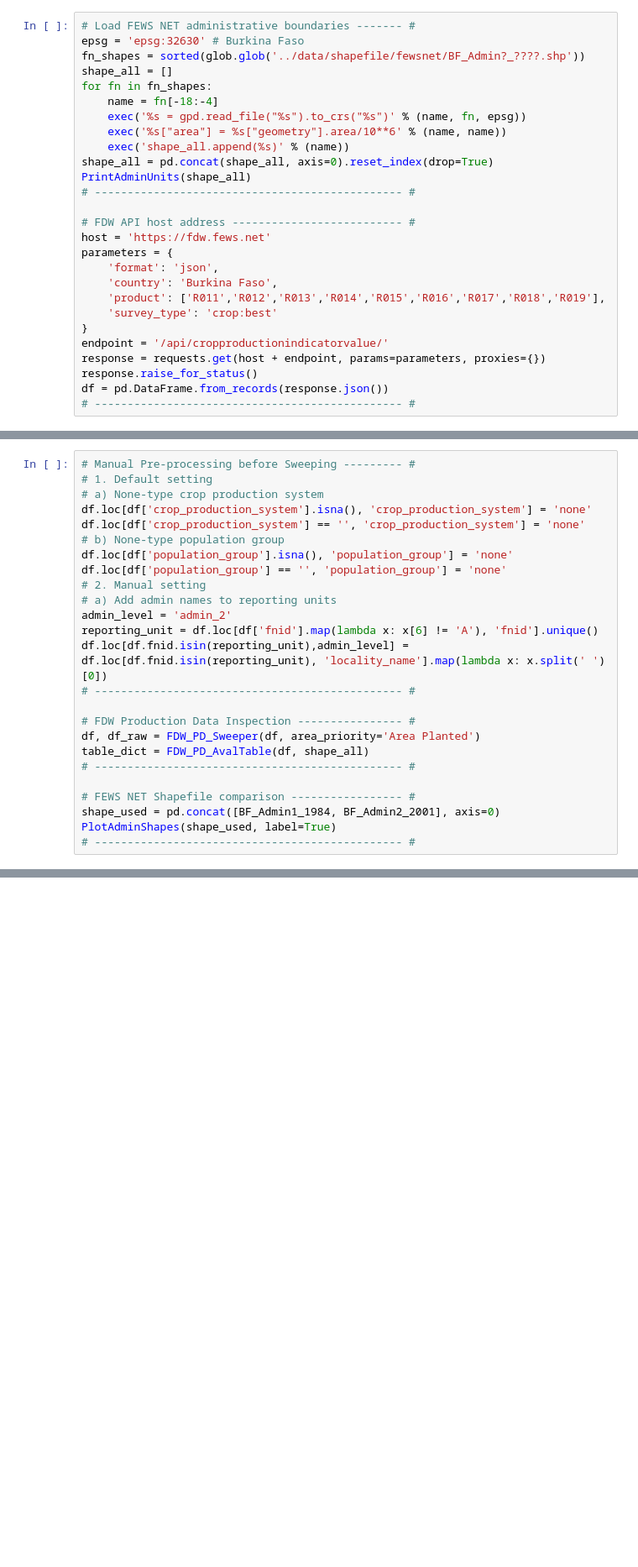
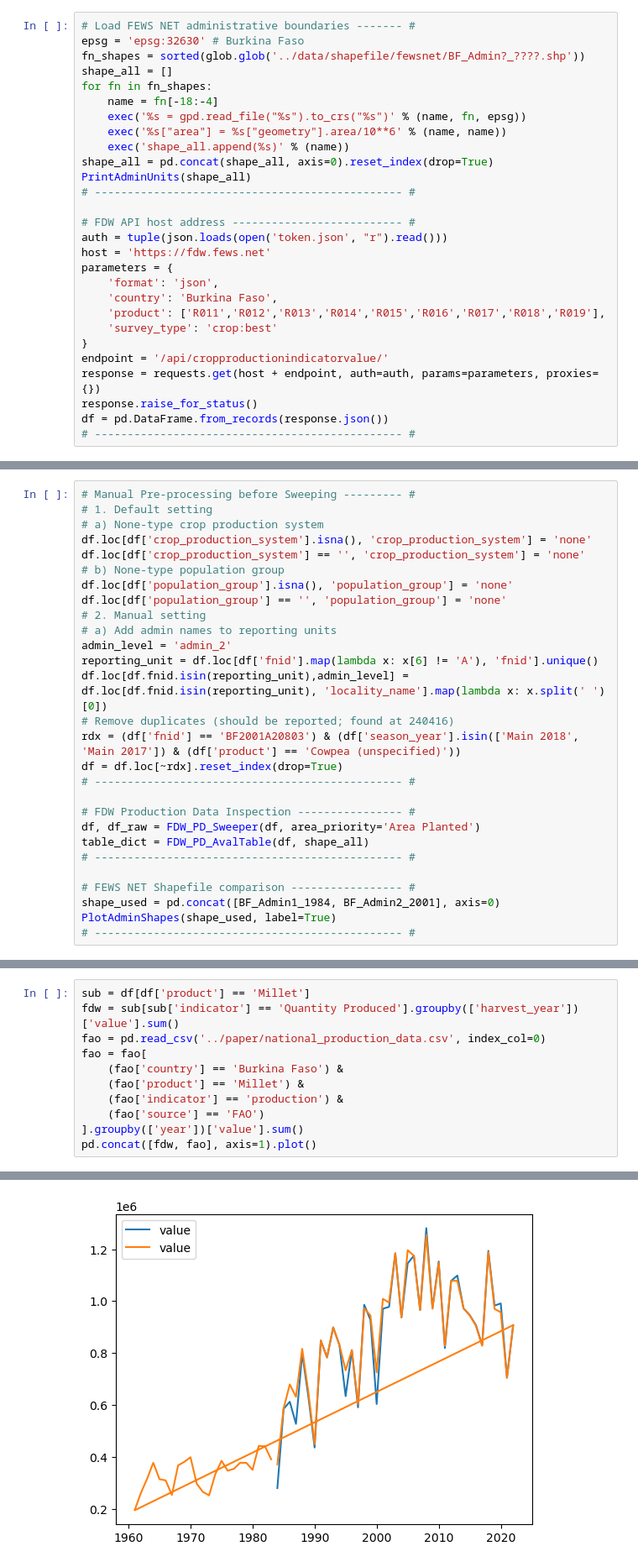
Before and after one commit to HarvestStat/HarvestStat, a Jupyter notebook: notebook/CropData_BF_Profile.ipynb, the cells around one changed output, grey strips where cells are left out. Shown at 84% size. Saved outputs shown, nothing was run; the diff lists cells and outputs as text; blank space fills up the shorter version.

```diff
--- a/notebook/CropData_BF_Profile.ipynb
+++ b/notebook/CropData_BF_Profile.ipynb
@@ -30,6 +30,7 @@ PrintAdminUnits(shape_all)
 # ----------------------------------------------- #
 
 # FDW API host address -------------------------- #
+auth = tuple(json.loads(open('token.json', "r").read()))
 host = 'https://fdw.fews.net'
 parameters = {
     'format': 'json',
@@ -38,7 +39,7 @@ parameters = {
     'survey_type': 'crop:best'
 }
 endpoint = '/api/cropproductionindicatorvalue/'
-response = requests.get(host + endpoint, params=parameters, proxies={})
+response = requests.get(host + endpoint, auth=auth, params=parameters, proxies={})
 response.raise_for_status()
 df = pd.DataFrame.from_records(response.json())
 # ----------------------------------------------- #
@@ -68,6 +65,9 @@ df.loc[df['population_group'] == '', 'population_group'] = 'none'
 admin_level = 'admin_2'
 reporting_unit = df.loc[df['fnid'].map(lambda x: x[6] != 'A'), 'fnid'].unique()
 df.loc[df.fnid.isin(reporting_unit),admin_level] = df.loc[df.fnid.isin(reporting_unit), 'locality_name'].map(lambda x: x.split(' ')[0])
+# Remove duplicates (should be reported; found at 240416)
+rdx = (df['fnid'] == 'BF2001A20803') & (df['season_year'].isin(['Main 2018', 'Main 2017']) & (df['product'] == 'Cowpea (unspecified)'))
+df = df.loc[~rdx].reset_index(drop=True)
 # ----------------------------------------------- #
 
 # FDW Production Data Inspection ---------------- #
@@ -98,2 +98,14 @@ Current data points: 37,978
 ----------------------------------------------- #
 ../figures/BF_admin_shapes.png is saved.
+# %%
+sub = df[df['product'] == 'Millet']
+fdw = sub[sub['indicator'] == 'Quantity Produced'].groupby(['harvest_year'])['value'].sum()
+fao = pd.read_csv('../paper/national_production_data.csv', index_col=0)
+fao = fao[
+    (fao['country'] == 'Burkina Faso') &
+    (fao['product'] == 'Millet') &
+    (fao['indicator'] == 'production') &
+    (fao['source'] == 'FAO')
+].groupby(['year'])['value'].sum()
+pd.concat([fdw, fao], axis=1).plot()
+# %% [output]
@@ -99,0 +113 @@ Current data points: 37,978
+[figure, added]
```
Also changed, not shown: parts of 5 cells of this notebook, 6 other files.
